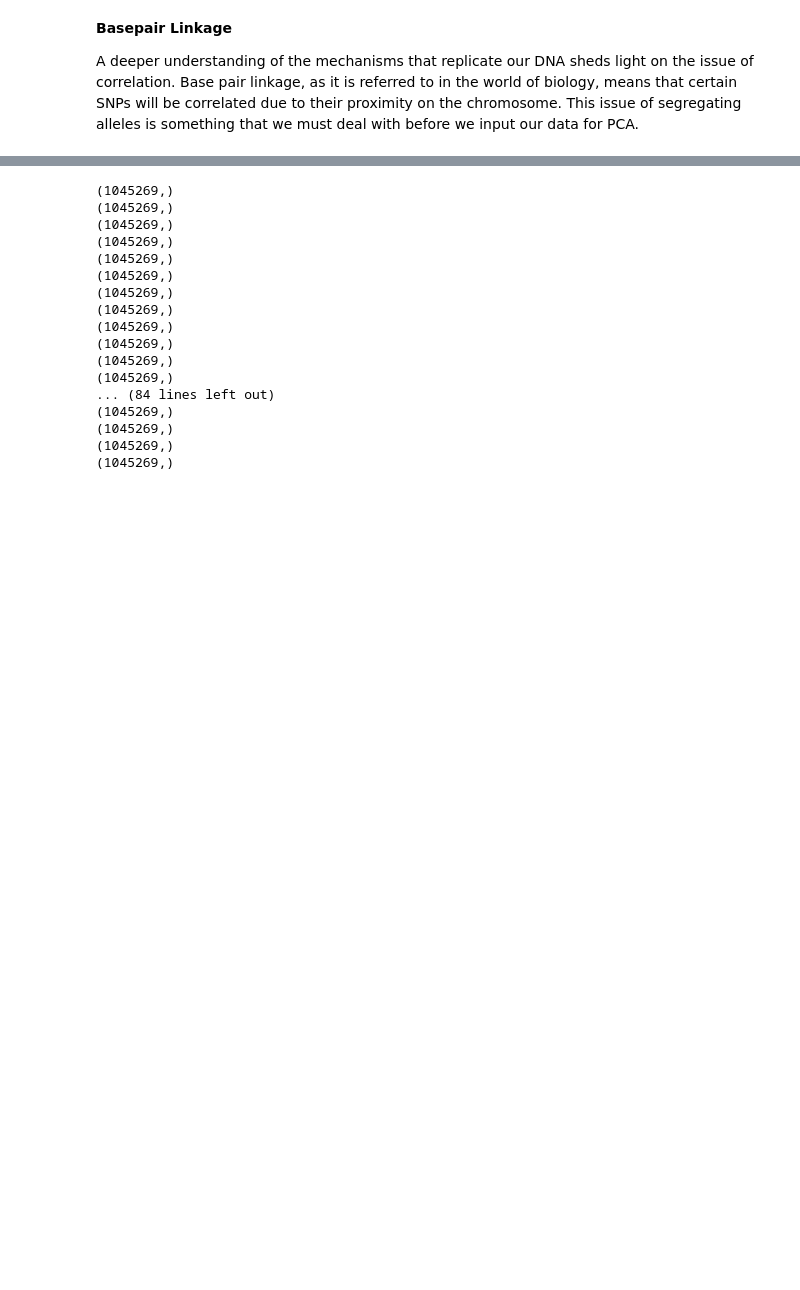
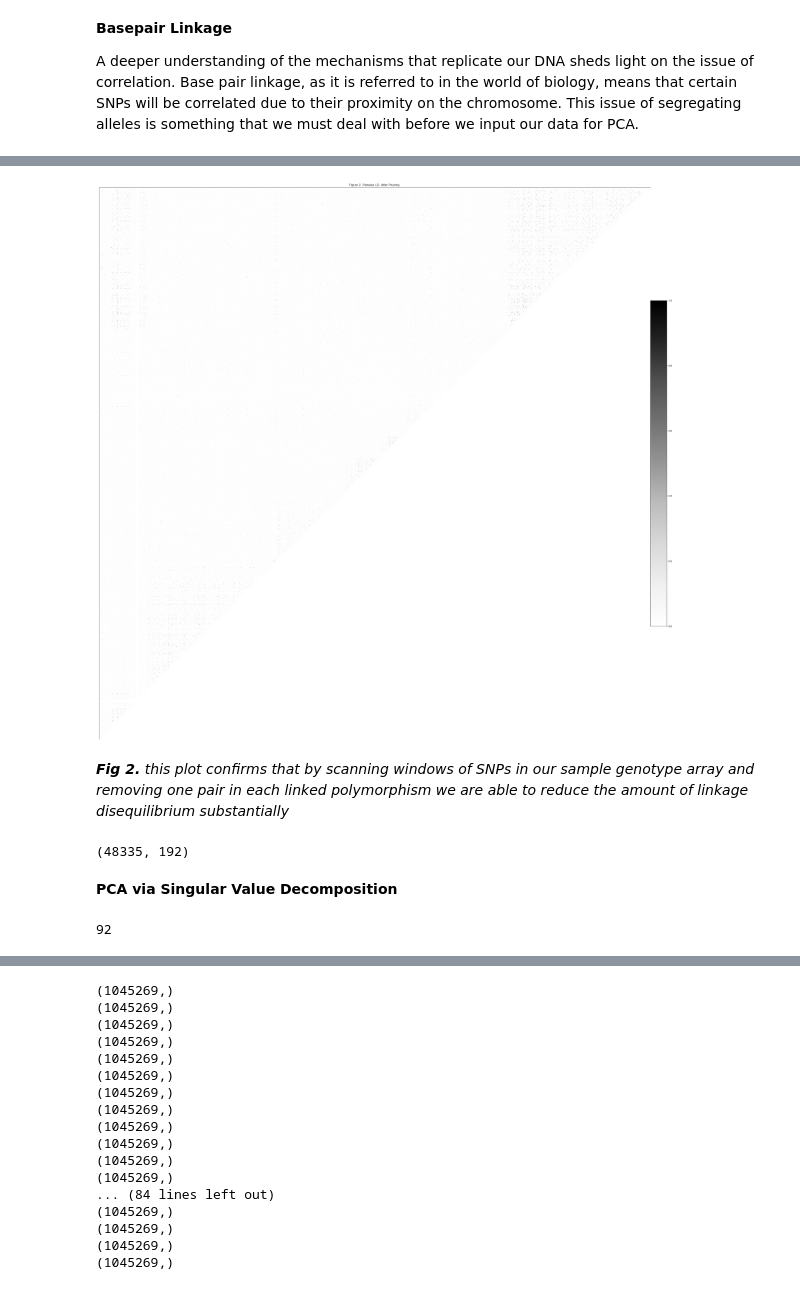
Before and after one commit to agaujean9/Genomics_Project, a Jupyter notebook: PCA.ipynb, the cells around one changed output, grey strips where cells are left out. Cells and saved outputs as stored; diff of their text form; code cells hidden in the pictures; blank space fills up the shorter version.

Commit message:
Completed PCA for first two subpopulations

```diff
--- a/PCA.ipynb
+++ b/PCA.ipynb
@@ -146,0 +162,11 @@ NameError: name 'FIN_CHS_ac' is not defined
+# %%
+#create a function that takes population_gt as input and prunes the variants to remove nucleotide polymorphisms that exhibit Linkage Disequilibrium
+def ld_prune(gn, size, step, threshold=.1, n_iter=1):
+    for i in range(n_iter):
+        loc_unlinked = allel.locate_unlinked(gn, size=size, step=step, threshold=threshold)
+        n = np.count_nonzero(loc_unlinked)
+        print(n)
+        n_remove = gn.shape[0] - n
+        print('iteration', i+1, 'retaining', n, 'removing', n_remove, 'variants')
+        gn = gn.compress(loc_unlinked, axis=0)
+    return gn
@@ -146,0 +179,15 @@ NameError: name 'FIN_CHS_ac' is not defined
+# %%
+#reexamine our LD plot after we have pruned out the linked SNPs
+plot_ld(FIN_CHS_gt_prune[:2500], 'Figure 2. Pairwise LD. After Pruning.')
+# %% [output]
+[figure, added]
+# %% [markdown]
+*__Fig 2.__ this plot confirms that by scanning windows of SNPs in our sample genotype array and removing one pair in each linked polymorphism we are able to reduce the amount of linkage disequilibrium substantially*
+# %%
+#take our sample out of the compressed format and store it as a np array
+FIN_CHS_gt_prune = FIN_CHS_gt_prune[:]
+FIN_CHS_gt_prune.shape
+# %% [output]
+(48335, 192)
+# %% [markdown]
+__PCA via Singular Value Decomposition__
@@ -146,0 +197,7 @@ NameError: name 'FIN_CHS_ac' is not defined
+# %%
+#relabel our sample populations based on the original concatenation procedure
+#so first FIN has first 100 samples and the remaining 92 members belong to the CHS population(which is what we expect)
+FIN_coords = coords_1[0:100]
+CHS_coords = coords_1[100:]
+# %% [output]
+92
```
Also changed, not shown: parts of 19 cells of this notebook.
